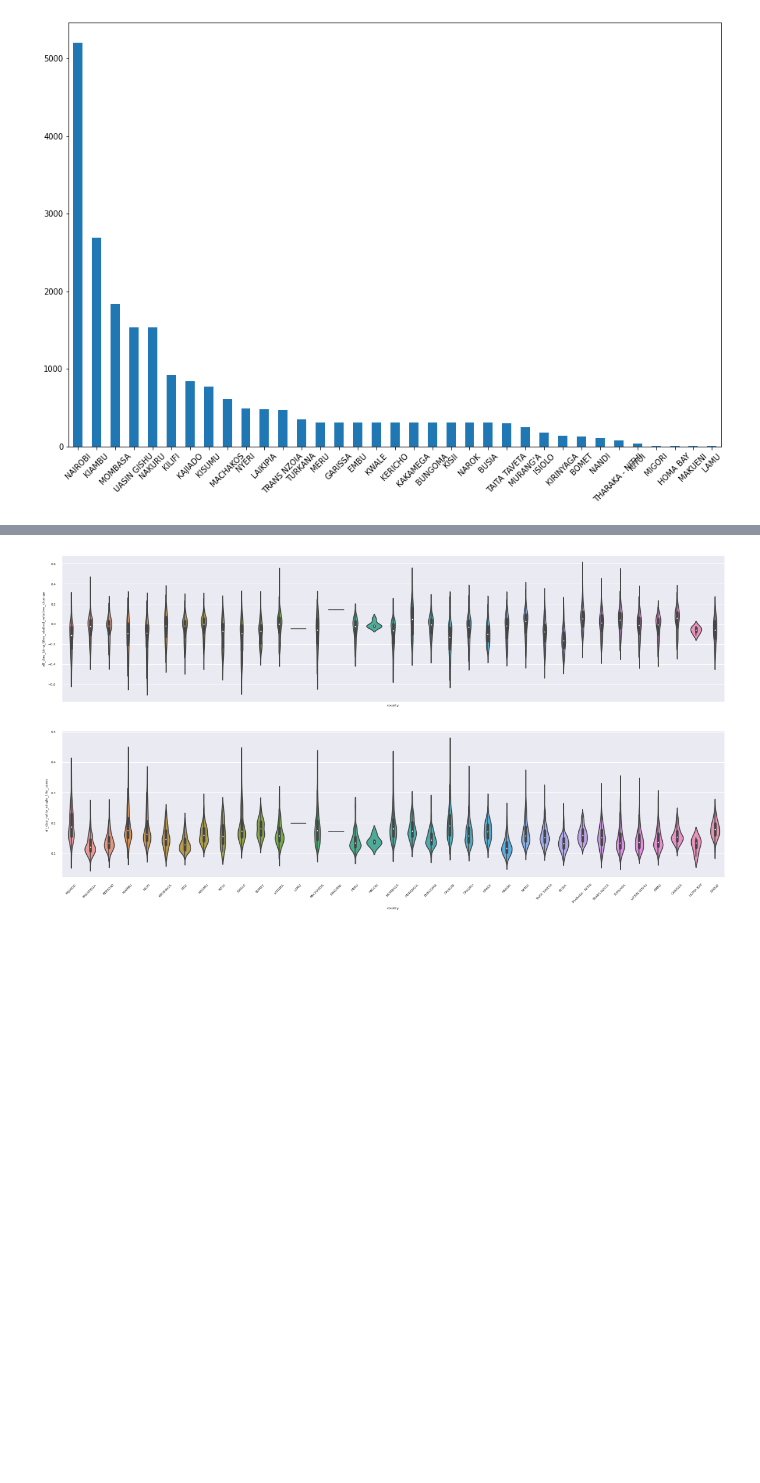
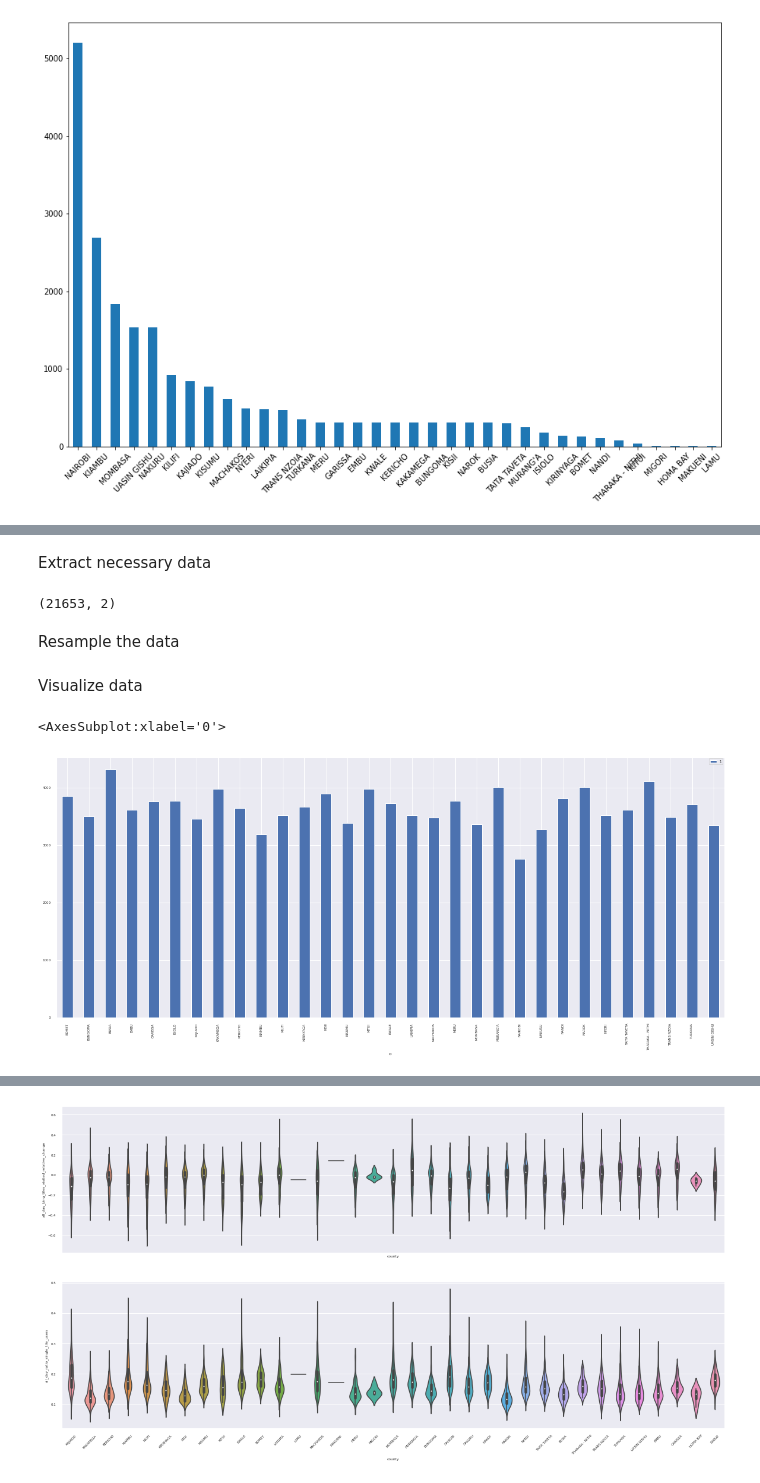
Before and after one commit to sylvia31096/covid_movement, a Jupyter notebook: distribution_analysis.ipynb, the cells around one changed output, grey strips where cells are left out. Drawn from its saved outputs; the diff is of its cells as text; code cells hidden in the pictures; blank space fills up the shorter version.

Commit message:
feat: Resampled county dataset

```diff
--- a/distribution_analysis.ipynb
+++ b/distribution_analysis.ipynb
@@ -153,4 +155,7 @@ movement_economic_df['county'].value_counts().plot(kind='bar')
 _ = plt.xticks(rotation=45)
 # %% [output]
 [figure]
+# %%
+temp_df = movement_economic_df['county'].value_counts()
+exclude = temp_df[temp_df<30].index.values
 # %% [markdown]
@@ -157,0 +175,29 @@ The dataset is heavily imbalanced. This might bring up bias when trying to under
+# %% [markdown]
+Extract necessary data
+# %%
+import numpy as np
+movement_merged_df_temp = movement_merged_df[['all_day_bing_tiles_visited_relative_change',
+       'all_day_ratio_single_tile_users', 'county']]
+
+movement_merged_df_temp = movement_merged_df_temp[~movement_merged_df_temp['county'].isin(exclude)]
+data = movement_merged_df_temp.values
+
+X = data[:,0:-1]
+y = data[:,-1]
+# %% [output]
+(21653, 2)
+# %% [markdown]
+Resample the data
+# %%
+from collections import Counter
+smote_enn = SMOTEENN(random_state=0)
+X_resampled, y_resampled = smote_enn.fit_resample(X, y)
+# %% [markdown]
+Visualize data
+# %%
+resampled_count_df = pd.DataFrame(sorted(Counter(y_resampled).items()))
+resampled_count_df = resampled_count_df.set_index(0)
+resampled_count_df.plot(kind='bar')
+# %% [output]
+<AxesSubplot:xlabel='0'>
+[figure, added]
```
Also changed, not shown: parts of 13 cells of this notebook, 2 other files.
